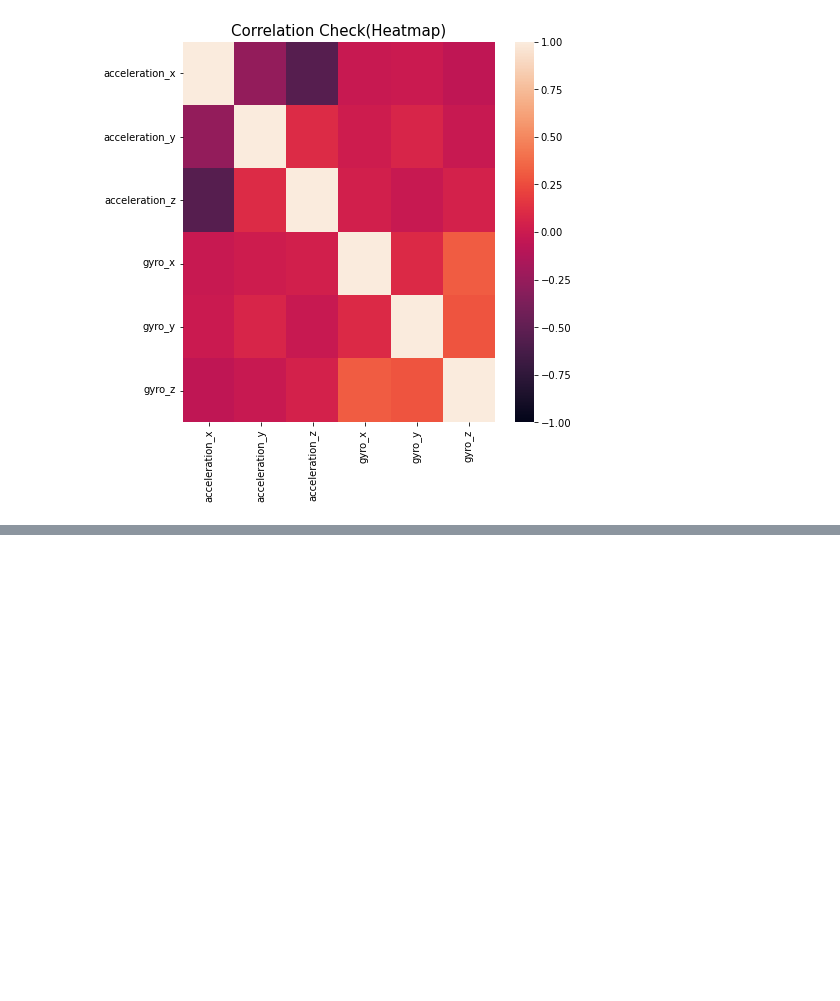
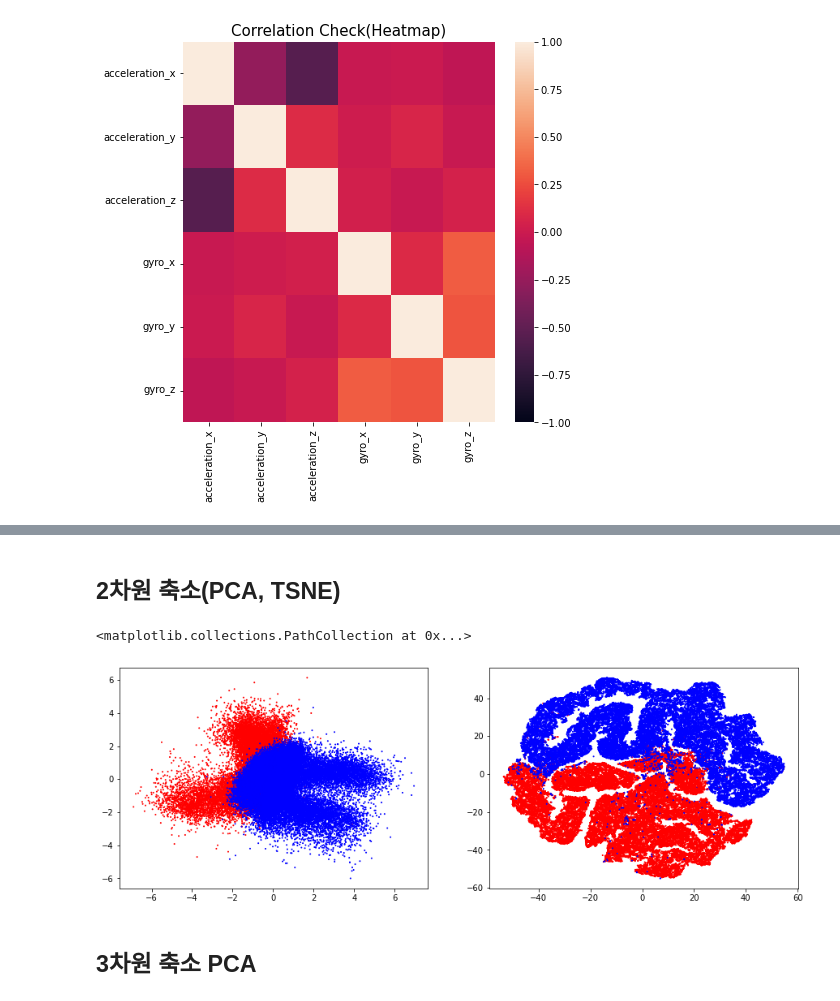
Before and after one commit to nonhashtag/Kinematics, a Jupyter notebook: EDA.ipynb, the cells around one changed output, grey strips where cells are left out. Cells and saved outputs as stored; diff of their text form; code cells hidden in the pictures; blank space fills up the shorter version.

```diff
--- a/EDA.ipynb
+++ b/EDA.ipynb
@@ -105,0 +124,6 @@ plt.show()
+# %%
+from sklearn.preprocessing import StandardScaler, MinMaxScaler
+data_temp = data.copy().iloc[:, 5:]
+scaler = StandardScaler().fit(data_temp)
+data_temp = pd.DataFrame(scaler.transform(data_temp), columns=data_temp.columns)
+data_temp
@@ -105,0 +144,2 @@ plt.show()
+# %% [markdown]
+## 2차원 축소(PCA, TSNE)
@@ -105,0 +149,21 @@ plt.show()
+# %%
+cmap = ['blue', 'red']
+colors = [cmap[x] for x in data['wrist']]
+
+pca = PCA(n_components=2)
+data_pca = pca.fit_transform(data_temp)
+
+tsne = TSNE(n_components=2)
+data_tsne = tsne.fit_transform(data_temp)
+# %%
+#f = 좌표계 리스트, (ax1, ax2) = 각 좌표계
+f, (ax1, ax2) = plt.subplots(ncols=2, figsize=(15,5))
+
+#scatter(x = x좌표계, y = y좌표계, s = 마커의 크기, colors = 색상)
+ax1.scatter(data_pca[:,0], data_pca[:,1], s=1, color=colors)
+ax2.scatter(data_tsne[:,0], data_tsne[:,1], s=1, color=colors)
+# %% [output]
+<matplotlib.collections.PathCollection at 0x...>
+[figure, added]
+# %% [markdown]
+## 3차원 축소 PCA
```
Also changed, not shown: parts of 13 cells of this notebook.
